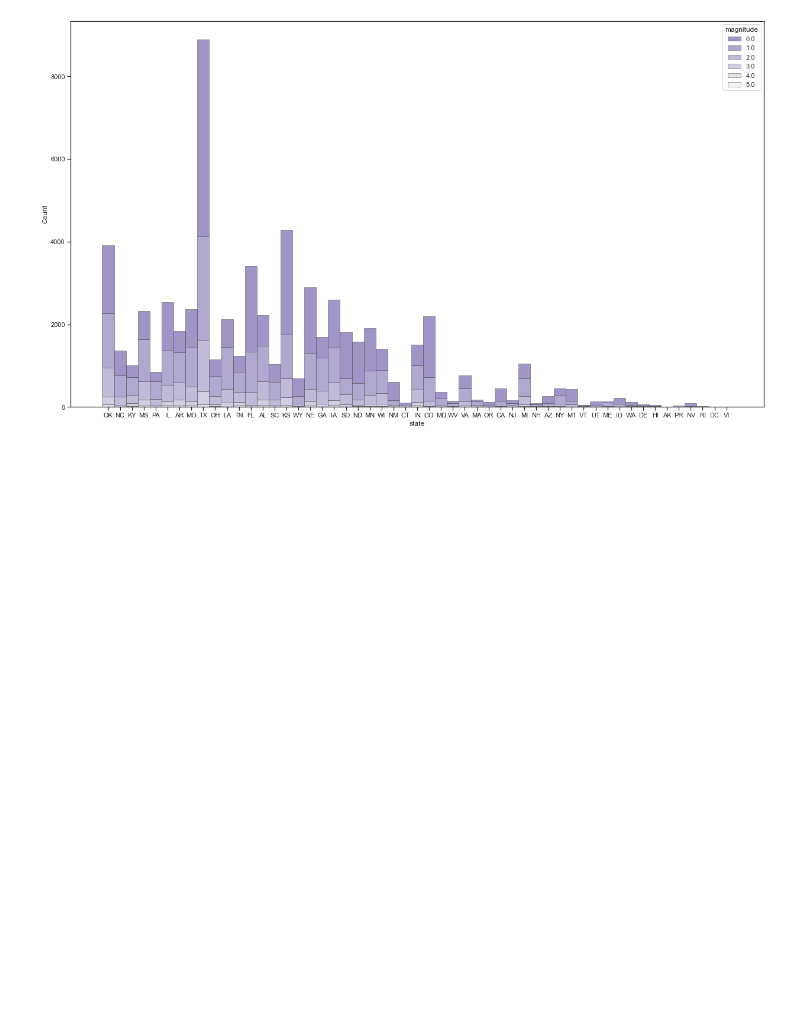
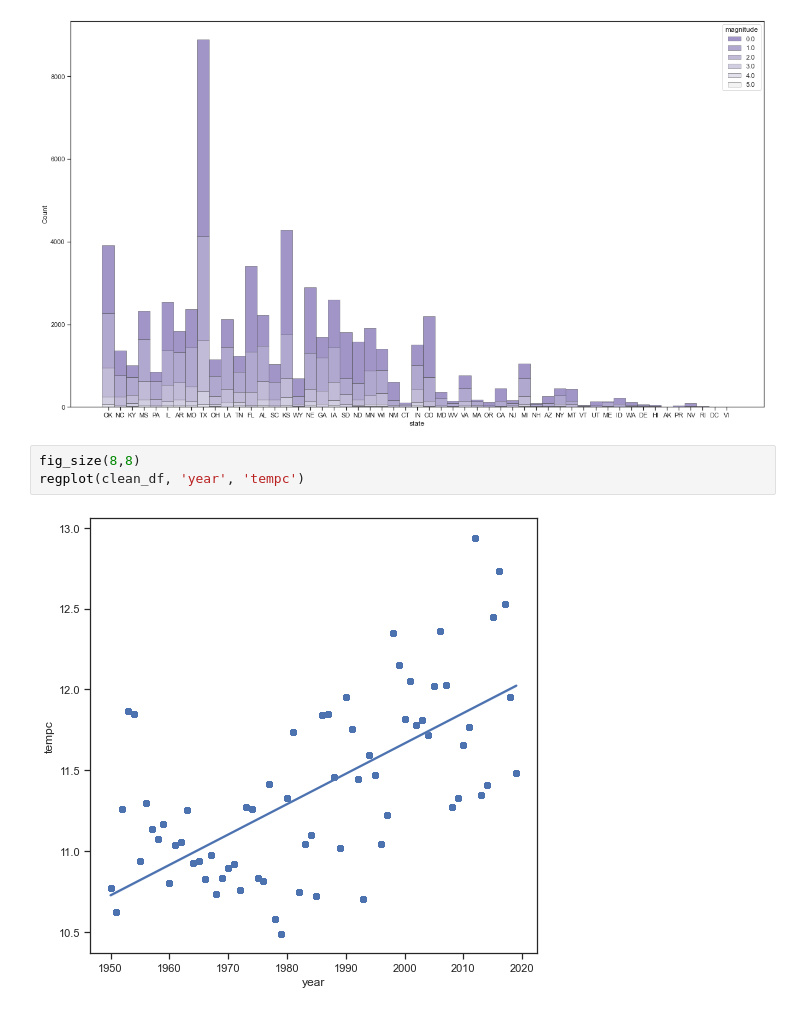
Before and after one commit to Kanustu/LHL_midterm_project, a Jupyter notebook: notebooks/3_eda.ipynb, the cells around one changed output. Saved outputs shown, nothing was run; the diff lists cells and outputs as text; blank space fills up the shorter version.

Commit message:
added regression plot

```diff
--- a/notebooks/3_eda.ipynb
+++ b/notebooks/3_eda.ipynb
@@ -169,3 +169,8 @@ sns.histplot(
 # %% [output]
 <Axes: xlabel='state', ylabel='Count'>
 [figure]
+# %%
+fig_size(8,8)
+regplot(clean_df, 'year', 'tempc')
+# %% [output]
+[figure, added]
```
Also changed, not shown: parts of 2 cells of this notebook.
